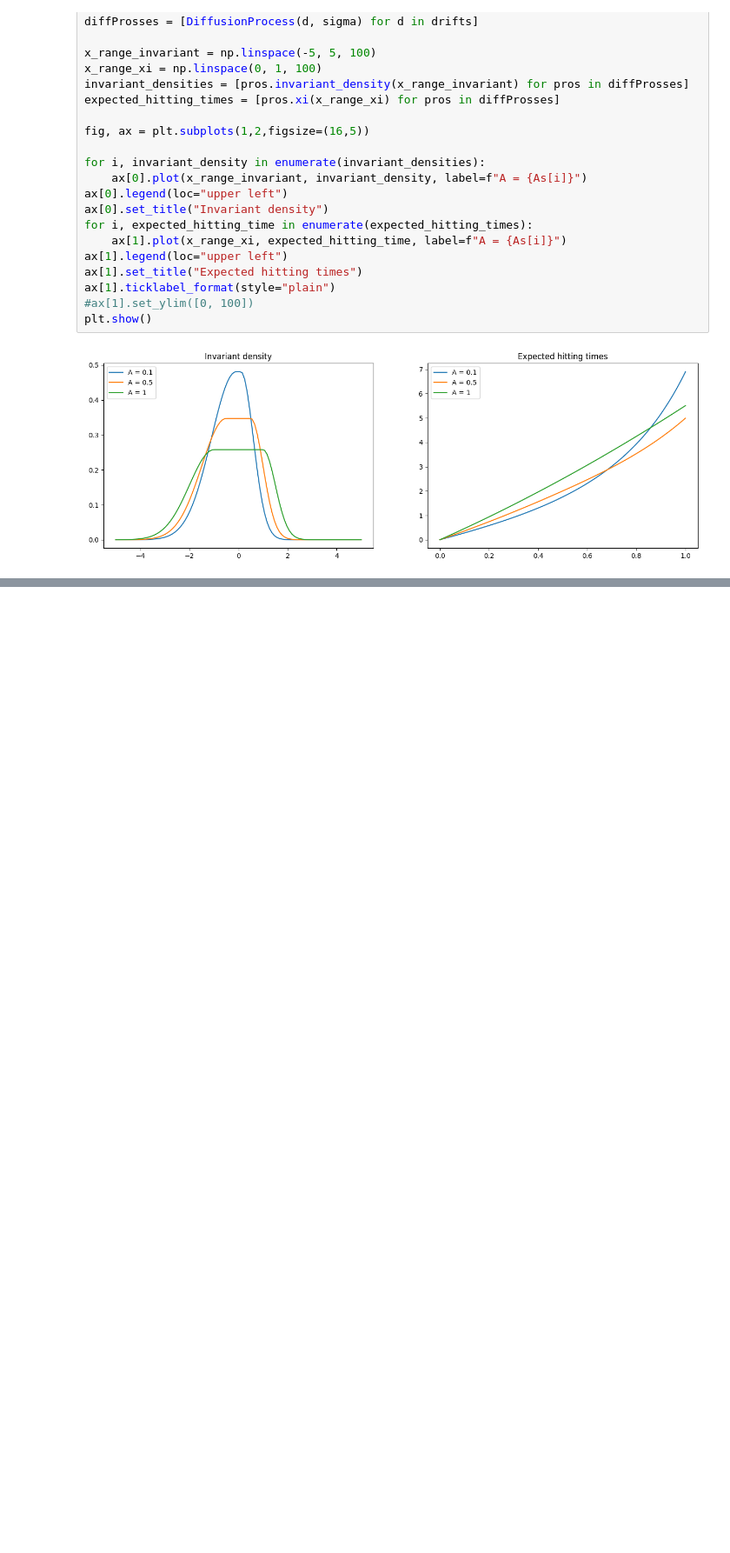
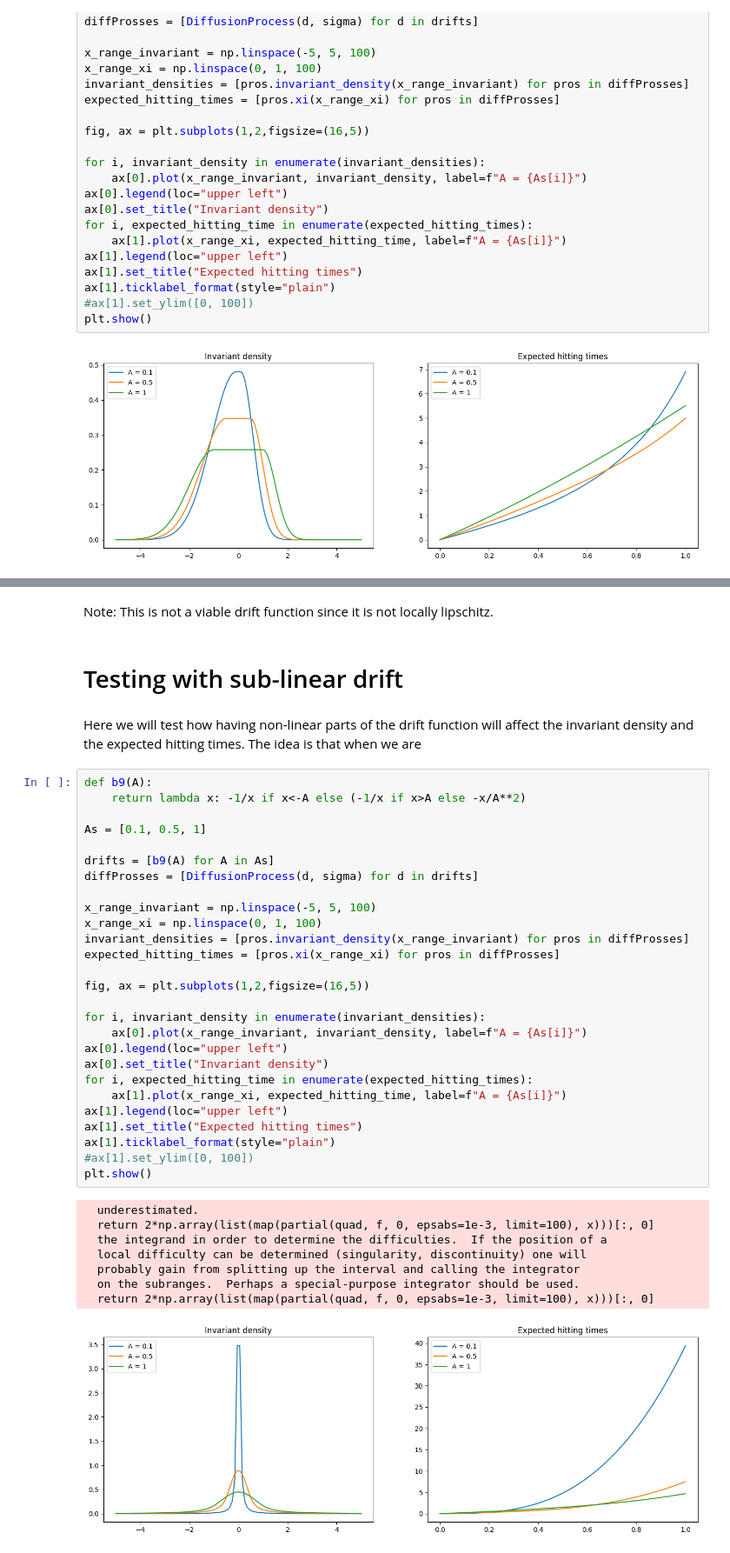
Before and after one commit to RasmusBrostroem/Data-driven-algorithms-for-Impulse-control-problem-Thesis, a Jupyter notebook: TestingDriftFunctions.ipynb, the cells around one changed output, grey strips where cells are left out. Shown at 87% size. Saved outputs shown, nothing was run; the diff lists cells and outputs as text; blank space fills up the shorter version.

```diff
--- a/TestingDriftFunctions.ipynb
+++ b/TestingDriftFunctions.ipynb
@@ -274,0 +326,43 @@ plt.show()
+# %% [markdown]
+Note: This is not a viable drift function since it is not locally lipschitz.
+# %% [markdown]
+# Testing with sub-linear drift
+# %% [markdown]
+Here we will test how having non-linear parts of the drift function will affect the invariant density and the expected hitting times.
+The idea is that when we are
+# %%
+def b9(A):
+    return lambda x: -1/x if x<-A else (-1/x if x>A else -x/A**2)
+
+As = [0.1, 0.5, 1]
+
+drifts = [b9(A) for A in As]
+diffProsses = [DiffusionProcess(d, sigma) for d in drifts]
+
+x_range_invariant = np.linspace(-5, 5, 100)
+x_range_xi = np.linspace(0, 1, 100)
+invariant_densities = [pros.invariant_density(x_range_invariant) for pros in diffProsses]
+expected_hitting_times = [pros.xi(x_range_xi) for pros in diffProsses]
+
+fig, ax = plt.subplots(1,2,figsize=(16,5))
+
+for i, invariant_density in enumerate(invariant_densities):
+    ax[0].plot(x_range_invariant, invariant_density, label=f"A = {As[i]}")
+ax[0].legend(loc="upper left")
+ax[0].set_title("Invariant density")
+for i, expected_hitting_time in enumerate(expected_hitting_times):
+    ax[1].plot(x_range_xi, expected_hitting_time, label=f"A = {As[i]}")
+ax[1].legend(loc="upper left")
+ax[1].set_title("Expected hitting times")
+ax[1].ticklabel_format(style="plain")
+#ax[1].set_ylim([0, 100])
+plt.show()
+# %% [output]
+  underestimated.
+  return 2*np.array(list(map(partial(quad, f, 0, epsabs=1e-3, limit=100), x)))[:, 0]
+  the integrand in order to determine the difficulties.  If the position of a
+  local difficulty can be determined (singularity, discontinuity) one will
+  probably gain from splitting up the interval and calling the integrator
+  on the subranges.  Perhaps a special-purpose integrator should be used.
+  return 2*np.array(list(map(partial(quad, f, 0, epsabs=1e-3, limit=100), x)))[:, 0]
+[figure, added]
```
Also changed, not shown: parts of 5 cells of this notebook.
